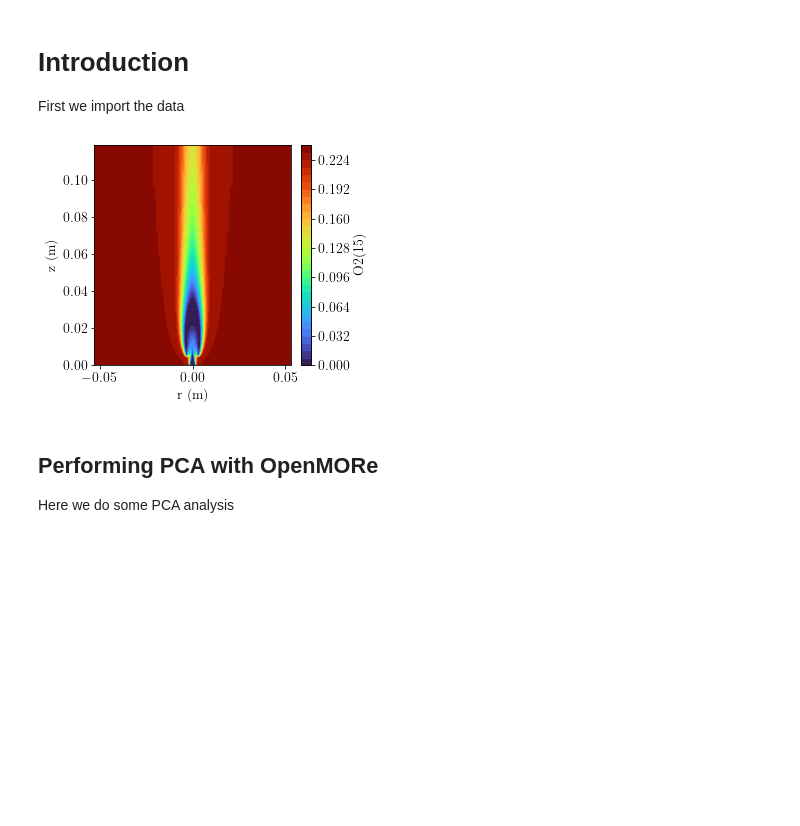
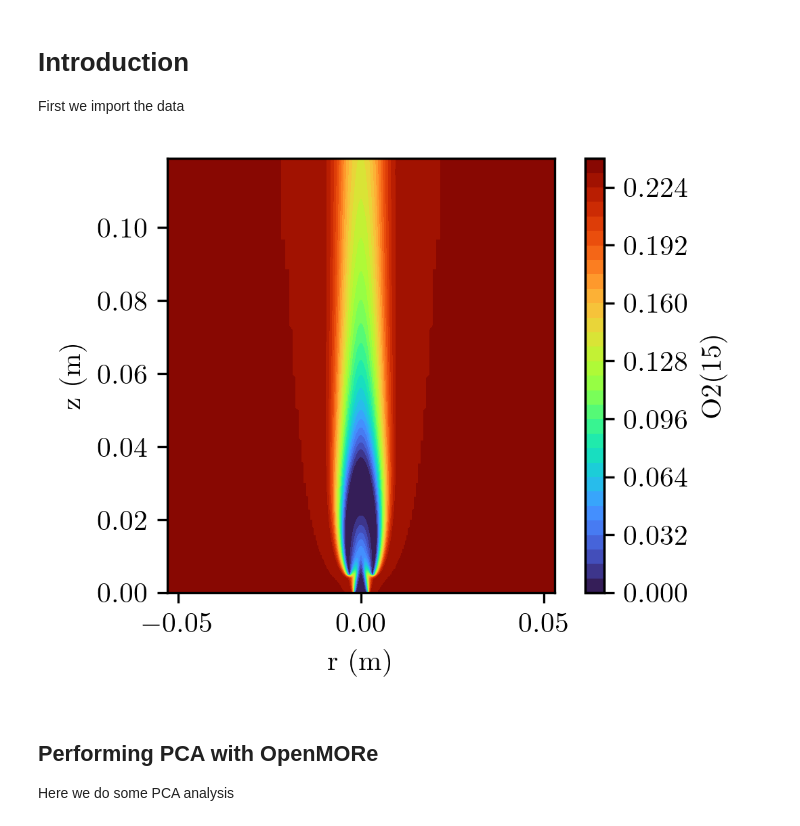
Before and after one commit to burn-research/ERCOFTAC-exercises, a Jupyter notebook: Exercise_PCA.ipynb, the cells around one changed output. Drawn from its saved outputs; the diff is of its cells as text; code cells hidden in the pictures; blank space fills up the shorter version.

```diff
--- a/Exercise_PCA.ipynb
+++ b/Exercise_PCA.ipynb
@@ -3,6 +3,8 @@
 
 First we import the data
 # %%
+%matplotlib inline
+
 import numpy as np
 import pandas as pd
 import matplotlib as mpl
@@ -11,7 +13,9 @@ import matplotlib.pyplot as plt
 from mpl_toolkits.axes_grid1 import make_axes_locatable
 mpl.rcParams['text.usetex'] = True
 from matplotlib import rc
-rc('font',**{'family':'sansserif', 'size':14})
+rc('font',**{'family':'sansserif', 'size':10})
+plt.rcParams['figure.dpi'] = 300
+plt.rcParams['savefig.dpi'] = 300
 
 # Plotting utilities
 def plot_contour_tri(r, z, f, mirror=False, cbar_label='', filename=''):
@@ -38,7 +42,7 @@ def plot_contour_tri(r, z, f, mirror=False, cbar_label='', filename=''):
 
     '''
 
-    fig, ax = plt.subplots()
+    fig, ax = plt.subplots(figsize=(3.5,3.5))
     levels = 32
 
     triang = tri.Triangulation(r, z)
@@ -57,34 +61,34 @@ def plot_contour_tri(r, z, f, mirror=False, cbar_label='', filename=''):
     fig.colorbar(cs, cax=cax, format='%.2e')
     cbar = fig.colorbar(cs, cax=cax)
     cbar.set_label(cbar_label)
     fig.tight_layout()
 
     if filename != '':
         fig.savefig(filename, transparent=True, dpi=600, bbox_inches='tight')
 
     plt.show()
 
 # Path to the dataset
 path = '/Users/alberto/Documents/Teaching/ERCOFTAC/DMD_Peppe'
 
 # We read the dataset with f=10 Hz at timestep t=0
 df = pd.read_csv(f'{path}/output.0', sep='\s+')
 
 xyz = np.array(df[['x[m](2)', 'y[m](3)', 'z[m](4)']]) # x, y, z coordinates
 
 # We select the features that we want to analyse
 features = ['T[k](11)', 'H2(12)', 'H(13)', 'O(14)', 'O2(15)', 'OH(16)', 'H2O(17)',
             'HO2(18)', 'H2O2(19)', 'CH2(22)', 'CH3(24)',
             'CH4(25)', 'CO(26)', 'CO2(27)', 'CH2O(29)',
             'CH3OH(32)', 'C2H(33)', 'C2H2(34)', 'C2H3(35)', 'C2H4(36)',
             'C2H5(37)', 'C2H6(38)', 'HCCO(39)', 'CH2CO(40)', 'N2(42)',
             'C3H7(44)', 'C3H8(45)', 'CH2CHO(46)', 'CH3CHO(47)']
 
 feature = 'O2(15)'
 f = np.array(df[feature])
 plot_contour_tri(xyz[:,0], xyz[:,2], f, mirror=True, cbar_label=feature)
 # %% [output]
-[figure, old version]
+[figure, new version]
 # %% [markdown]
 ## Performing PCA with OpenMORe
 
```
Also changed, not shown: parts of 7 cells of this notebook, 1 other file.
